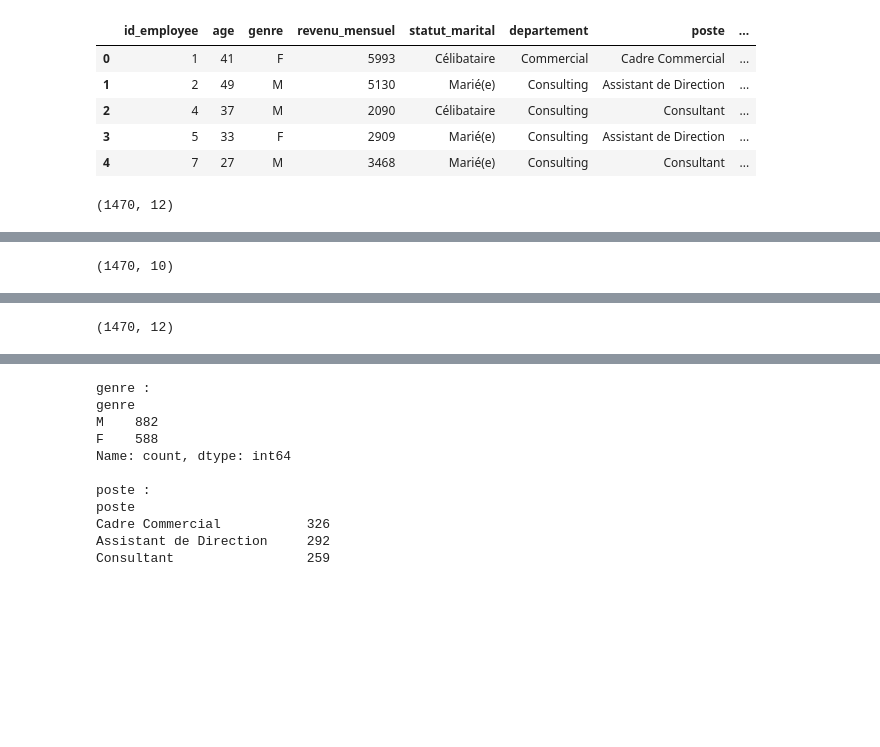
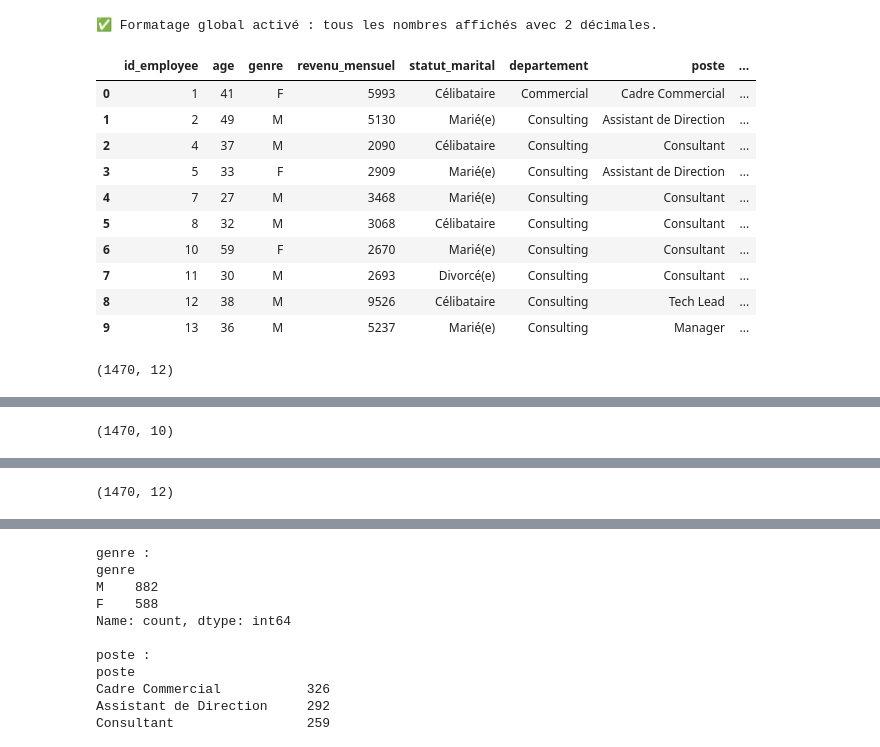
Before and after one commit to ClementMouton/OCR_Projet_4, a Jupyter notebook: P4.ipynb, the cells around one changed output, grey strips where cells are left out. Saved outputs shown, nothing was run; the diff lists cells and outputs as text; code cells hidden in the pictures; blank space fills up the shorter version.

```diff
--- a/P4.ipynb
+++ b/P4.ipynb
@@ -10,24 +10,57 @@ from sklearn.linear_model import LogisticRegression
 from sklearn.metrics import confusion_matrix
 import seaborn as sns
 import matplotlib.pyplot as plt
+# %%
+# ============================================================
+# 🎨 FORMATAGE GLOBAL — 2 DÉCIMALES PARTOUT
+# ============================================================
+
+import numpy as np
+import pandas as pd
+import warnings
+warnings.filterwarnings("ignore")
+
+# --- Numpy : contrôle global des flottants ---
+np.set_printoptions(precision=2, suppress=True)
+
+# --- Pandas : affichage DataFrame arrondi ---
+pd.options.display.float_format = "{:,.2f}".format
+
+# --- Optionnel : affichage plus lisible ---
+pd.set_option("display.max_columns", None)
+pd.set_option("display.max_rows", 50)
+pd.set_option("display.width", 120)
+
+print("✅ Formatage global activé : tous les nombres affichés avec 2 décimales.")
+
+# (optionnel)
+float_formatter = "{:.2f}".format
+pd.set_option("display.float_format", float_formatter)
+# %% [output]
+✅ Formatage global activé : tous les nombres affichés avec 2 décimales.
 # %%
 df_sirh = pd.read_csv('extrait_sirh.csv')
 df_eval = pd.read_csv('extrait_eval.csv')
 df_sondage = pd.read_csv('extrait_sondage.csv')
 # %%
-display(df_sirh.head())
+display(df_sirh.head(10))
 print(df_sirh.shape)
-display(df_eval.head())
+display(df_eval.head(10))
 print(df_eval.shape)
-display(df_sondage.head())
+display(df_sondage.head(10))
 print(df_sondage.shape)
 # %% [output]
 |  | id_employee | age | genre | revenu_mensuel | statut_marital | departement | poste | ... |
 | 0 | 1 | 41 | F | 5993 | Célibataire | Commercial | Cadre Commercial | ... |
 | 1 | 2 | 49 | M | 5130 | Marié(e) | Consulting | Assistant de Direction | ... |
 | 2 | 4 | 37 | M | 2090 | Célibataire | Consulting | Consultant | ... |
 | 3 | 5 | 33 | F | 2909 | Marié(e) | Consulting | Assistant de Direction | ... |
 | 4 | 7 | 27 | M | 3468 | Marié(e) | Consulting | Consultant | ... |
+| 5 | 8 | 32 | M | 3068 | Célibataire | Consulting | Consultant | ... |
+| 6 | 10 | 59 | F | 2670 | Marié(e) | Consulting | Consultant | ... |
+| 7 | 11 | 30 | M | 2693 | Divorcé(e) | Consulting | Consultant | ... |
+| 8 | 12 | 38 | M | 9526 | Célibataire | Consulting | Tech Lead | ... |
+| 9 | 13 | 36 | M | 5237 | Marié(e) | Consulting | Manager | ... |
 (1470, 12)
 |  | satisfaction_employee_environnement | note_evaluation_precedente | niveau_hierarchique_poste | satisfaction_employee_nature_travail | ... |
 | 0 | 2 | 3 | 2 | 4 | ... |
```
Also changed, not shown: parts of 15 cells of this notebook, 4 other files.
